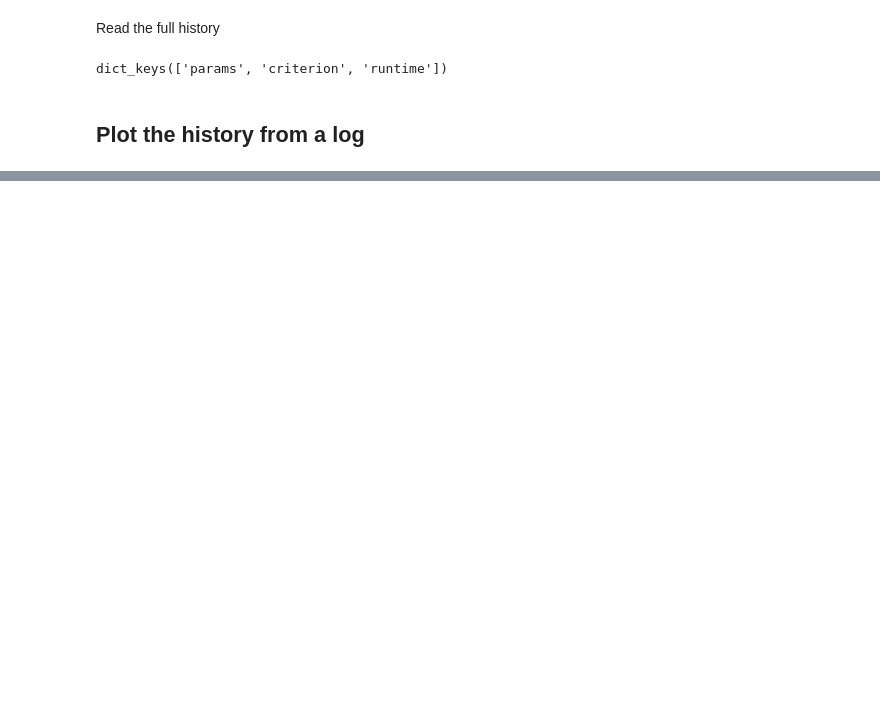
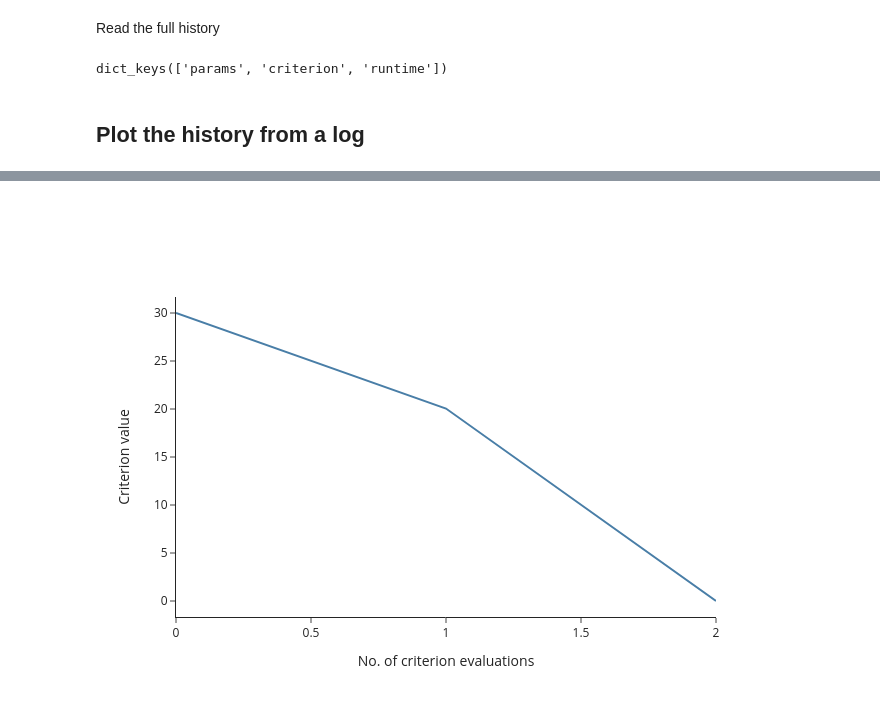
Before and after one commit to optimagic-dev/optimagic, a Jupyter notebook: docs/source/how_to_guides/optimization/how_to_use_logging.ipynb, the cells around one changed output, grey strips where cells are left out. Saved outputs shown, nothing was run; the diff lists cells and outputs as text; code cells hidden in the pictures; blank space fills up the shorter version.

```diff
--- a/docs/source/how_to_guides/optimization/how_to_use_logging.ipynb
+++ b/docs/source/how_to_guides/optimization/how_to_use_logging.ipynb
@@ -103 +98,6 @@ criterion_plot("my_log.db")
+# %%
+fig = criterion_plot("my_log.db")
+fig.show(renderer="png")
+# %% [output]
+[figure, added]
 # %%
```
Also changed, not shown: parts of 3 cells of this notebook.
